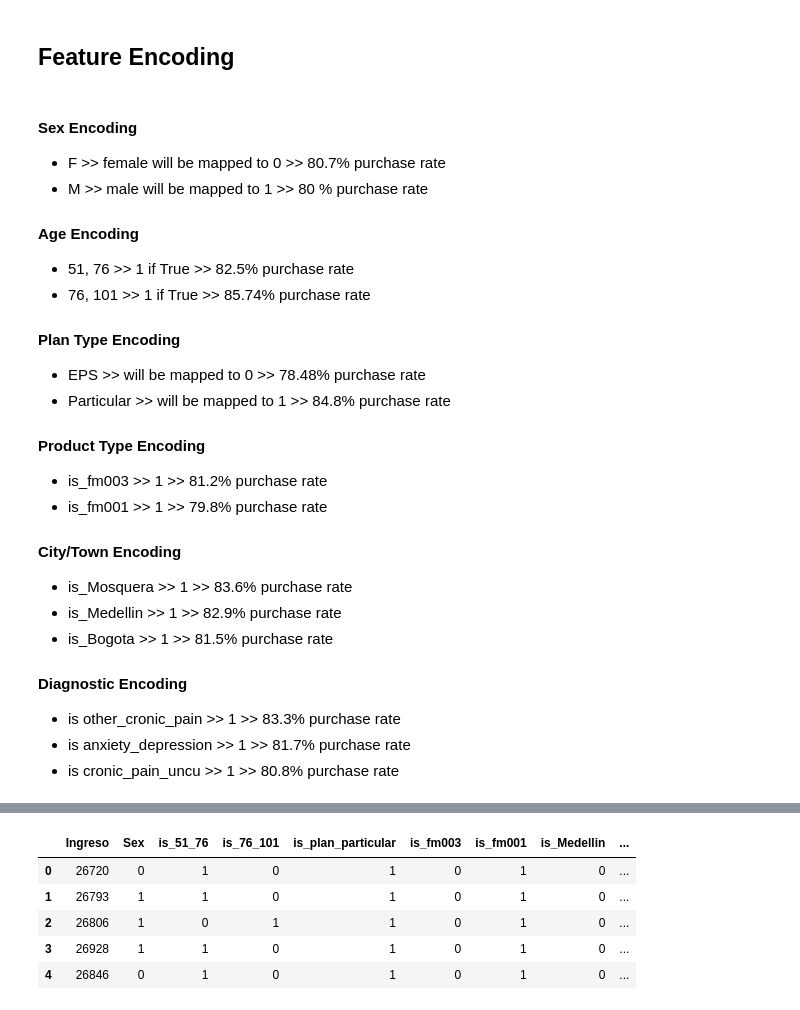
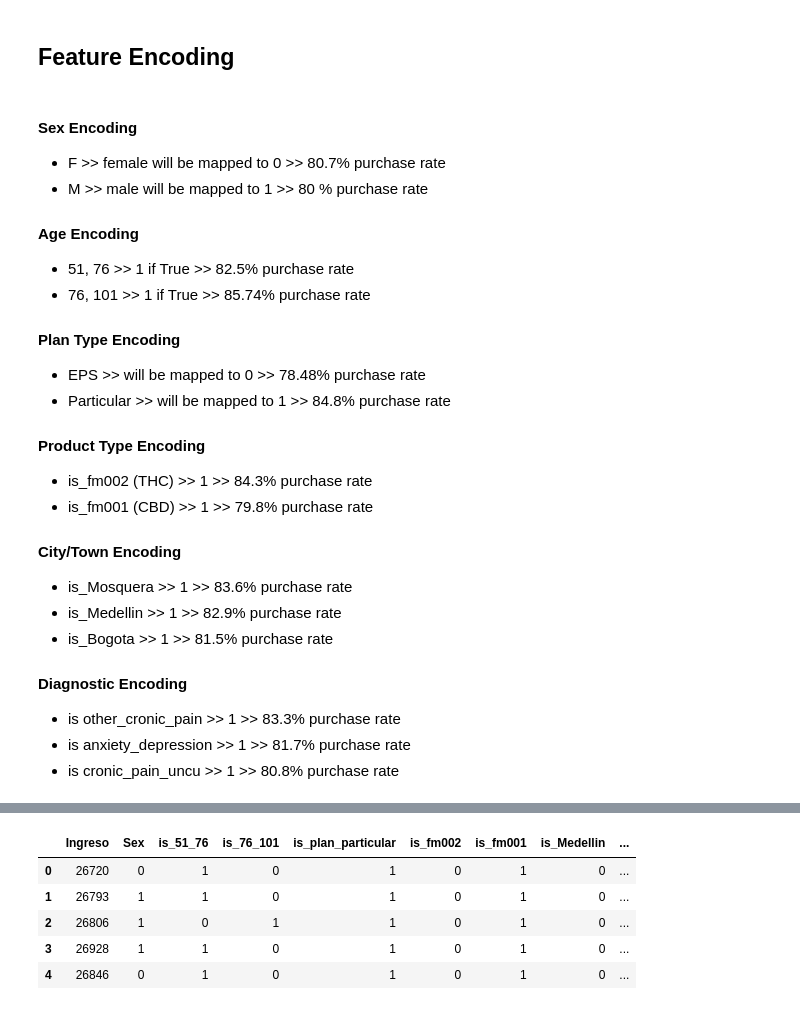
Before and after one commit to princeKike27/Khiron-Next-Buyers-FM, a Jupyter notebook: Khiron_Next_Buyers_FM.ipynb, the cells around one changed output, grey strips where cells are left out. Drawn from its saved outputs; the diff is of its cells as text; code cells hidden in the pictures.

```diff
--- a/Khiron_Next_Buyers_FM.ipynb
+++ b/Khiron_Next_Buyers_FM.ipynb
@@ -1118,8 +1118,8 @@ higher purchase rate than the age group of [76-101]
 - Particular >> will be mapped to 1 >> 84.8% purchase rate
 
 #### Product Type Encoding
-- is_fm003 >> 1 >> 81.2% purchase rate
-- is_fm001 >> 1 >> 79.8% purchase rate
+- is_fm002 (THC) >> 1 >> 84.3% purchase rate
+- is_fm001 (CBD) >> 1 >> 79.8% purchase rate
 
 #### City/Town Encoding
 - is_Mosquera >> 1 >> 83.6% purchase rate
@@ -1146,8 +1146,8 @@ df_proced_sales['is_76_101'] = [1 if df_proced_sales.loc[index, 'age_group'] ==
 df_proced_sales['is_plan_particular'] = [1 if df_proced_sales.loc[index, 'Tipo Plan'] == 'Particular' else 0\
                                          for index in df_proced_sales.index]
 
-# create is_fm003
-df_proced_sales['is_fm003'] = [1 if df_proced_sales.loc[index, 'CodProducto'] == 'fm003' else 0\
+# create is_fm002
+df_proced_sales['is_fm002'] = [1 if df_proced_sales.loc[index, 'CodProducto'] == 'fm002' else 0\
                                for index in df_proced_sales.index]
 
 # create is_fm001
@@ -1188,13 +1188,13 @@ df_proced_sales.head()
 | 4 | 26846 | 41595666 | (51.0, 76.0] | F | CAJICÁ | NaN | Particular | 2020-03-19 | ... |
 # %%
 # features & label df
-df_features_labels = df_proced_sales[['Ingreso', 'Sex', 'is_51_76', 'is_76_101', 'is_plan_particular', 'is_fm003',\
+df_features_labels = df_proced_sales[['Ingreso', 'Sex', 'is_51_76', 'is_76_101', 'is_plan_particular', 'is_fm002',\
                                       'is_fm001', 'is_Medellin', 'is_Mosquera', 'is_Bogota', 'is_cronic_pain',\
                                       'is_anxiety_depres', 'is_cronic_pain_uncu', 'FM_buyer']]
 
 df_features_labels.head()
 # %% [output]
-|  | Ingreso | Sex | is_51_76 | is_76_101 | is_plan_particular | is_fm003 | is_fm001 | is_Medellin | ... |
+|  | Ingreso | Sex | is_51_76 | is_76_101 | is_plan_particular | is_fm002 | is_fm001 | is_Medellin | ... |
 | 0 | 26720 | 0 | 1 | 0 | 1 | 0 | 1 | 0 | ... |
 | 1 | 26793 | 1 | 1 | 0 | 1 | 0 | 1 | 0 | ... |
 | 2 | 26806 | 1 | 0 | 1 | 1 | 0 | 1 | 0 | ... |
```
Also changed, not shown: parts of 6 cells of this notebook.
